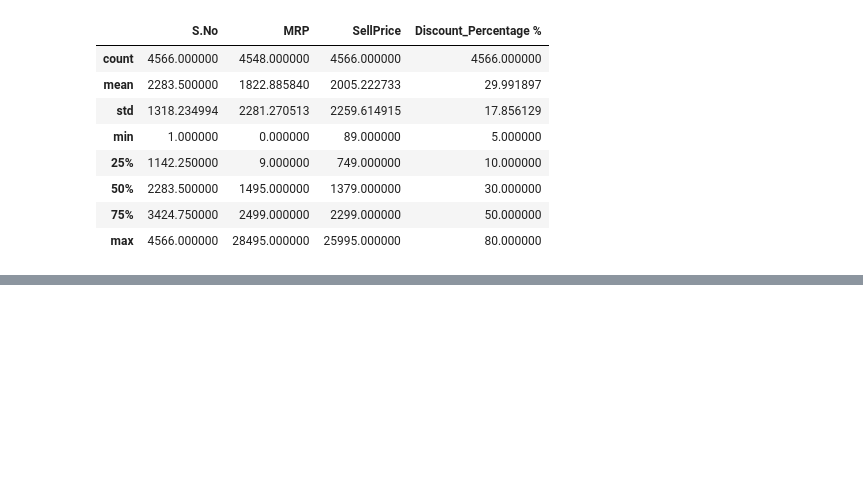
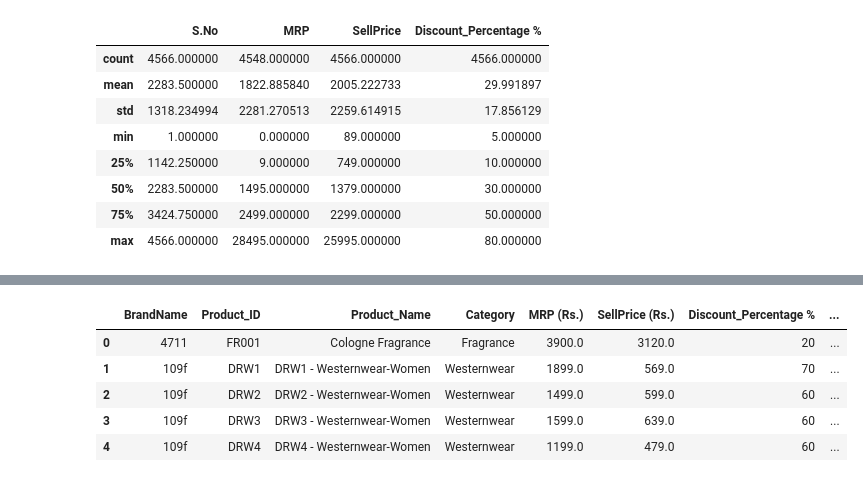
Before and after one commit to TalalZafar88/Product_EDA, a Jupyter notebook: notebooks/Product_EDA_Final.ipynb, the cells around one changed output, grey strips where cells are left out. Cells and saved outputs as stored; diff of their text form; code cells hidden in the pictures; blank space fills up the shorter version.

```diff
--- a/notebooks/Product_EDA_Final.ipynb
+++ b/notebooks/Product_EDA_Final.ipynb
@@ -73,0 +196,16 @@ df.describe()
+# %%
+df['MRP (Rs.)'] = df['MRP (Rs.)'].where(
+    df['MRP (Rs.)'] >= df['SellPrice (Rs.)'],
+    df['SellPrice (Rs.)'] / (1 - df['Discount_Percentage %'] / 100)
+)
+# %%
+df = df[['BrandName', 'Product_ID', 'Product_Name','Category','MRP (Rs.)','SellPrice (Rs.)','Discount_Percentage %','Product_Desc']]
+# %%
+df.head()
+# %% [output]
+|  | BrandName | Product_ID | Product_Name | Category | MRP (Rs.) | SellPrice (Rs.) | Discount_Percentage % | ... |
+| 0 | 4711 | FR001 | Cologne Fragrance | Fragrance | 3900.0 | 3120.0 | 20 | ... |
+| 1 | 109f | DRW1 | DRW1 - Westernwear-Women | Westernwear | 1899.0 | 569.0 | 70 | ... |
+| 2 | 109f | DRW2 | DRW2 - Westernwear-Women | Westernwear | 1499.0 | 599.0 | 60 | ... |
+| 3 | 109f | DRW3 | DRW3 - Westernwear-Women | Westernwear | 1599.0 | 639.0 | 60 | ... |
+| 4 | 109f | DRW4 | DRW4 - Westernwear-Women | Westernwear | 1199.0 | 479.0 | 60 | ... |
```
Also changed, not shown: parts of 11 cells of this notebook.
